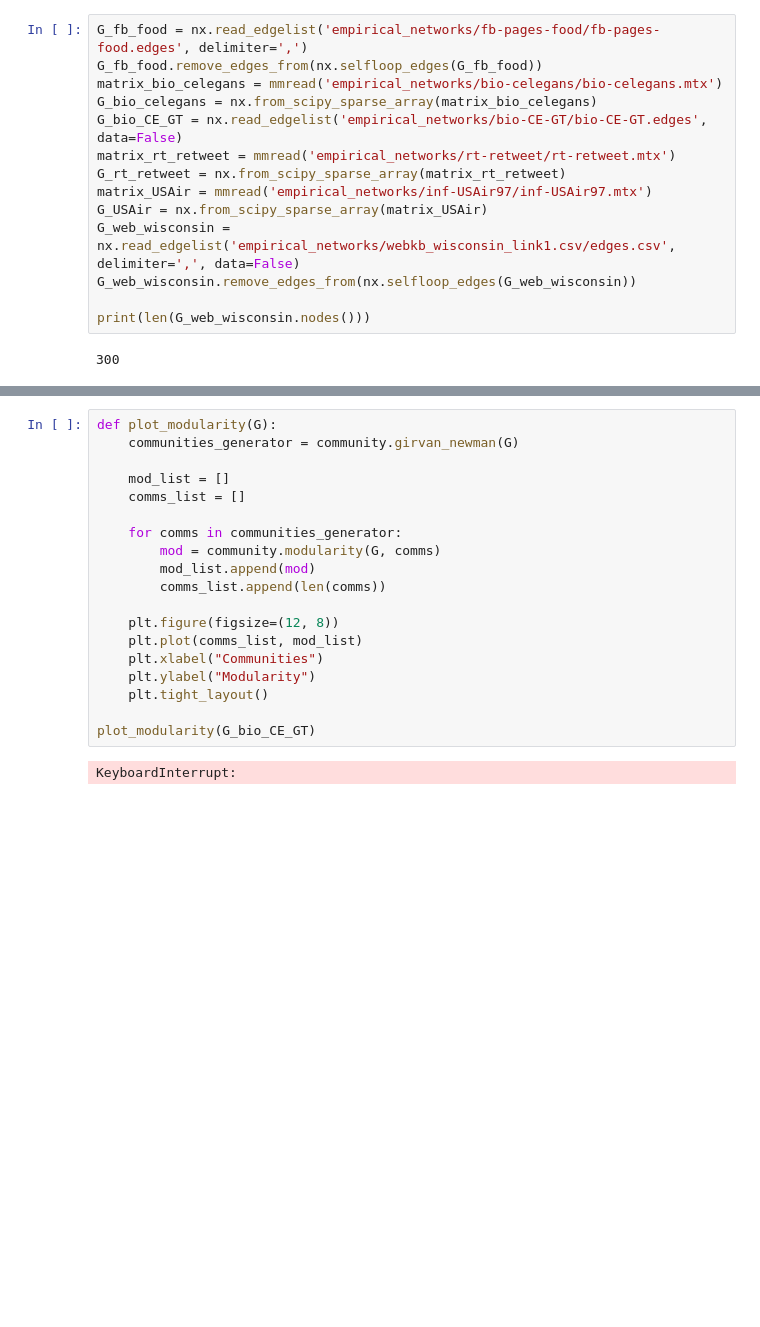
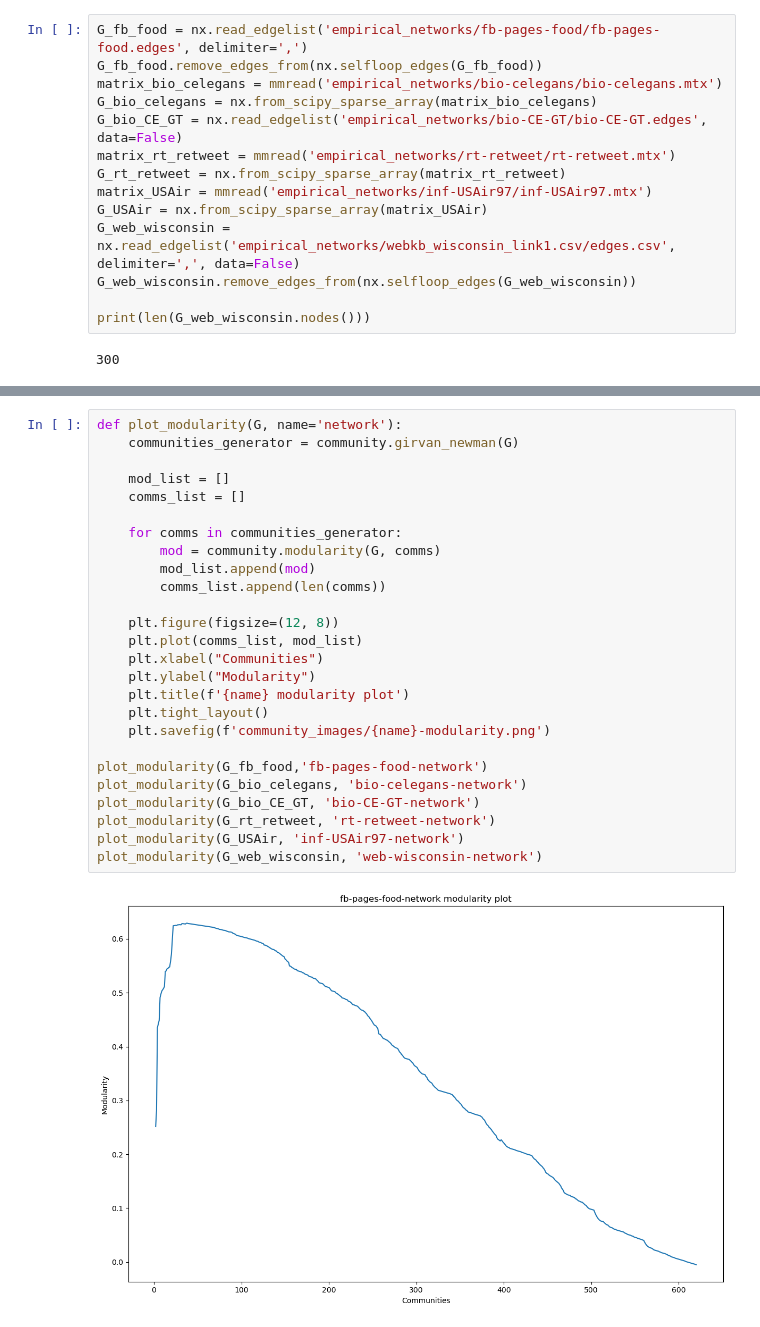
Before and after one commit to LiquidIce95/complex_networks_mini_project_numeric_sim, a Jupyter notebook: community_detection.ipynb, the cells around one changed output, grey strips where cells are left out. Drawn from its saved outputs; the diff is of its cells as text; blank space fills up the shorter version.

```diff
--- a/community_detection.ipynb
+++ b/community_detection.ipynb
@@ -94,21 +148,28 @@ print(comms)
 # %%
-def plot_modularity(G):
+def plot_modularity(G, name='network'):
     communities_generator = community.girvan_newman(G)
 
     mod_list = []
     comms_list = []
 
     for comms in communities_generator:
         mod = community.modularity(G, comms)
         mod_list.append(mod)
         comms_list.append(len(comms))
 
     plt.figure(figsize=(12, 8))
     plt.plot(comms_list, mod_list)
     plt.xlabel("Communities")
     plt.ylabel("Modularity")
+    plt.title(f'{name} modularity plot')
     plt.tight_layout()
+    plt.savefig(f'community_images/{name}-modularity.png')
 
-plot_modularity(G_bio_CE_GT)
+plot_modularity(G_fb_food,'fb-pages-food-network')
+plot_modularity(G_bio_celegans, 'bio-celegans-network')
+plot_modularity(G_bio_CE_GT, 'bio-CE-GT-network')
+plot_modularity(G_rt_retweet, 'rt-retweet-network')
+plot_modularity(G_USAir, 'inf-USAir97-network')
+plot_modularity(G_web_wisconsin, 'web-wisconsin-network')
 # %% [output]
-KeyboardInterrupt:
+[figure, added]
```
Also changed, not shown: parts of 4 cells of this notebook, 18 other files.
